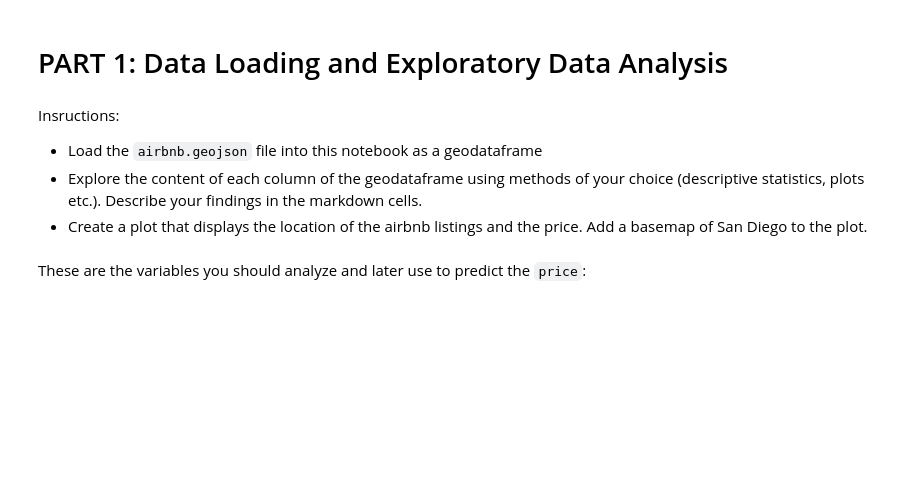
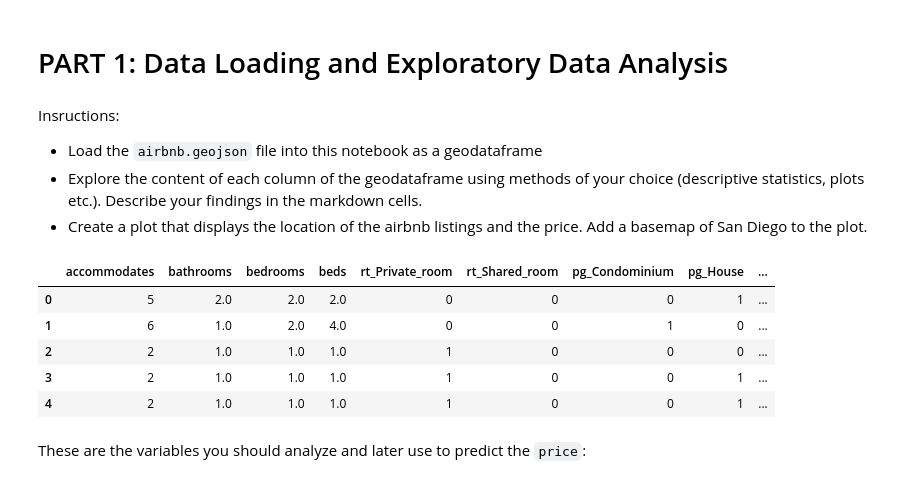
Before and after one commit to D3IP-SS24/case_study1, a Jupyter notebook: project_airbnb_template.ipynb, the cells around one changed output. Saved outputs shown, nothing was run; the diff lists cells and outputs as text; code cells hidden in the pictures; blank space fills up the shorter version.

```diff
--- a/project_airbnb_template.ipynb
+++ b/project_airbnb_template.ipynb
@@ -33,6 +33,18 @@ import seaborn as sns
 import contextily as cx
 # %%
 # Load the geodataframe <insert your code here>....
+db = gpd.read_file("airbnb_listings.geojson")
+
+#exploring the dataset
+db.head()
+#db.tail()
+# %% [output]
+|  | accommodates | bathrooms | bedrooms | beds | rt_Private_room | rt_Shared_room | pg_Condominium | pg_House | ... |
+| 0 | 5 | 2.0 | 2.0 | 2.0 | 0 | 0 | 0 | 1 | ... |
+| 1 | 6 | 1.0 | 2.0 | 4.0 | 0 | 0 | 1 | 0 | ... |
+| 2 | 2 | 1.0 | 1.0 | 1.0 | 1 | 0 | 0 | 0 | ... |
+| 3 | 2 | 1.0 | 1.0 | 1.0 | 1 | 0 | 0 | 1 | ... |
+| 4 | 2 | 1.0 | 1.0 | 1.0 | 1 | 0 | 0 | 1 | ... |
 # %% [markdown]
 These are the variables you should analyze and later use to predict the `price`:
 # %%
```
Also changed, not shown: parts of 5 cells of this notebook, 1 other file.
